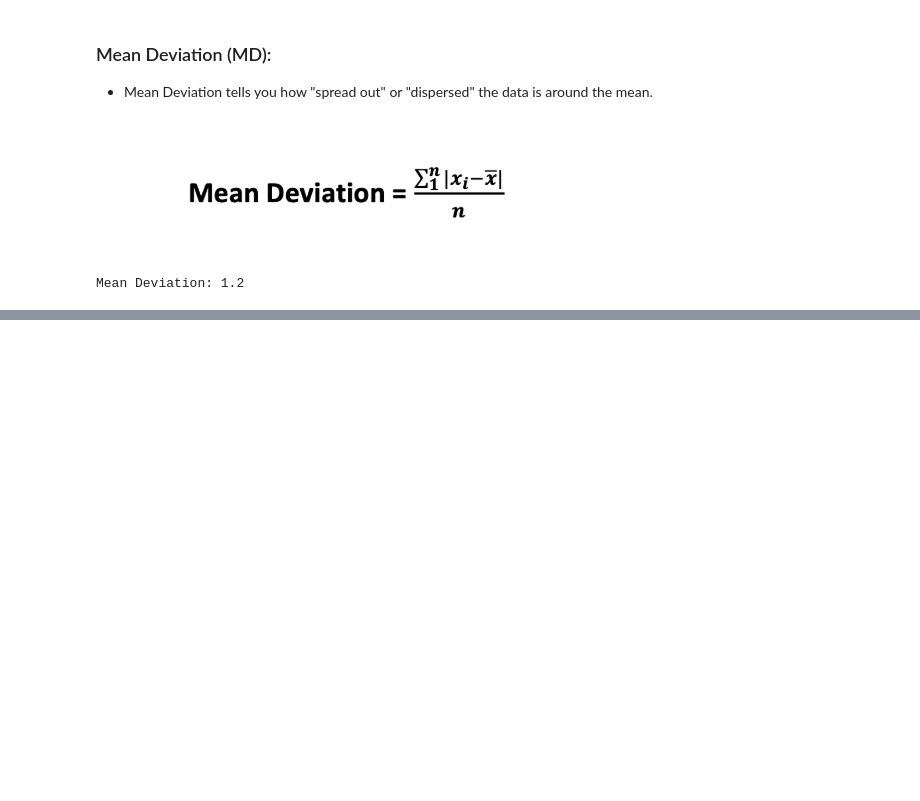
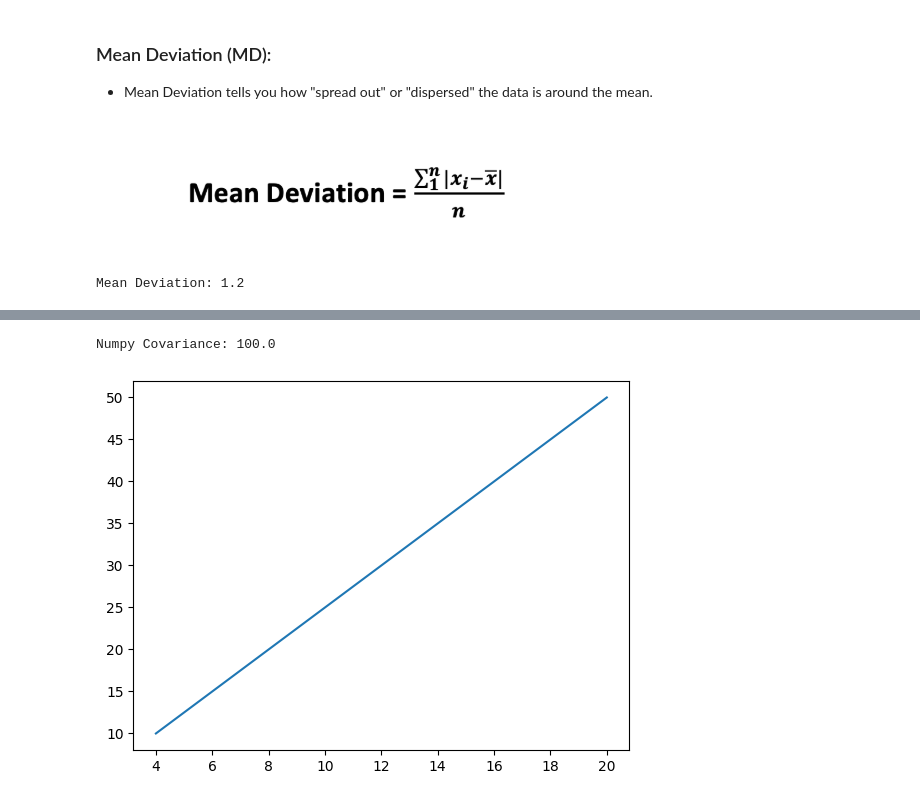
Before and after one commit to Shanmukh15501/DSML_PRACTISE_FILES, a Jupyter notebook: STATISTICS/session1.ipynb, the cells around one changed output, grey strips where cells are left out. Drawn from its saved outputs; the diff is of its cells as text; code cells hidden in the pictures; blank space fills up the shorter version.

```diff
--- a/STATISTICS/Basic.ipynb
+++ b/STATISTICS/session1.ipynb
@@ -329,0 +659,10 @@ Mean Deviation: 1.2
+# %%
+print(f"Numpy Covariance: {np.cov([x*2 for x in x_data],y_data)[0,1]}")
+# %% [output]
+Numpy Covariance: 100.0
+# %%
+from matplotlib import pyplot as plt
+plt.plot([x*2 for x in x_data],y_data)
+plt.show()
+# %% [output]
+[figure, added]
```
Also changed, not shown: parts of 22 cells of this notebook.
